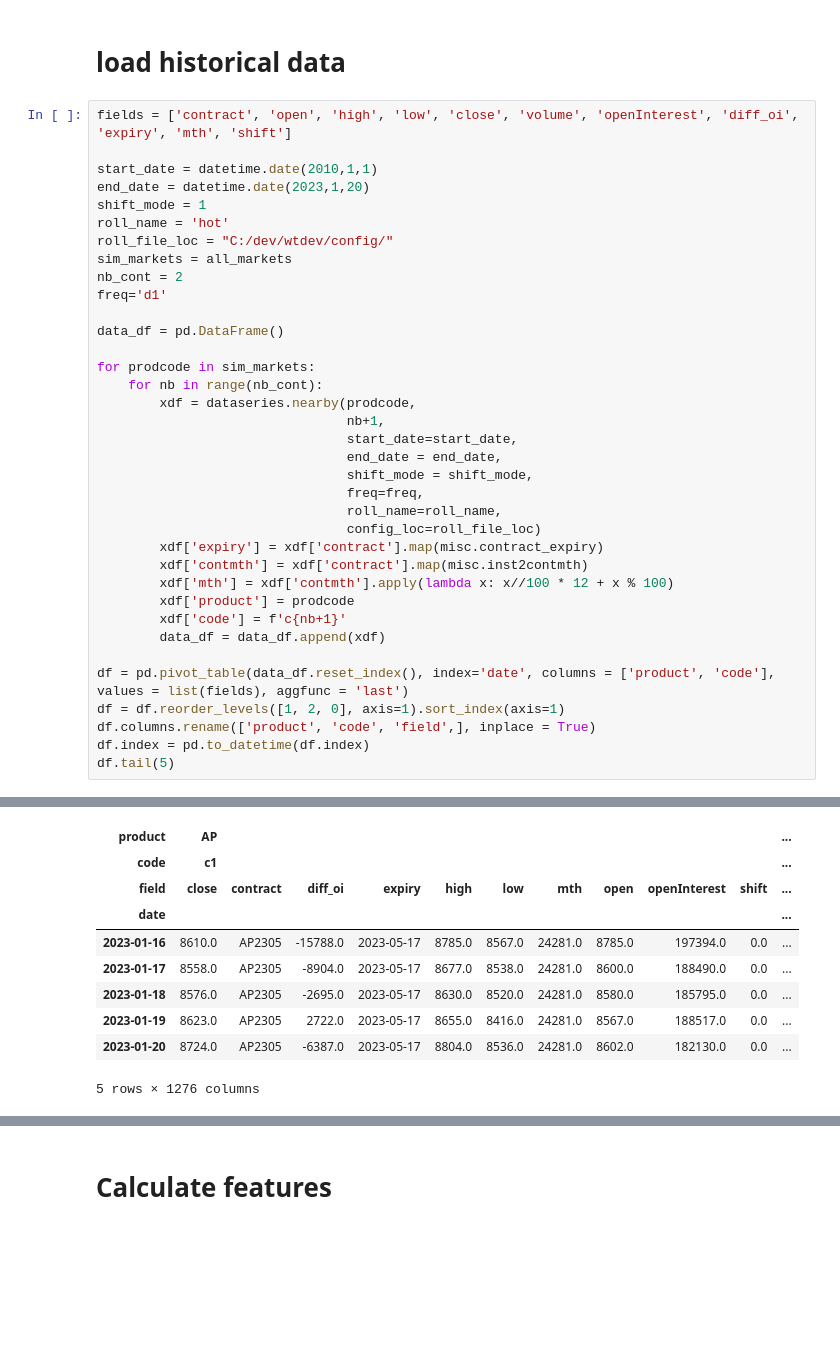
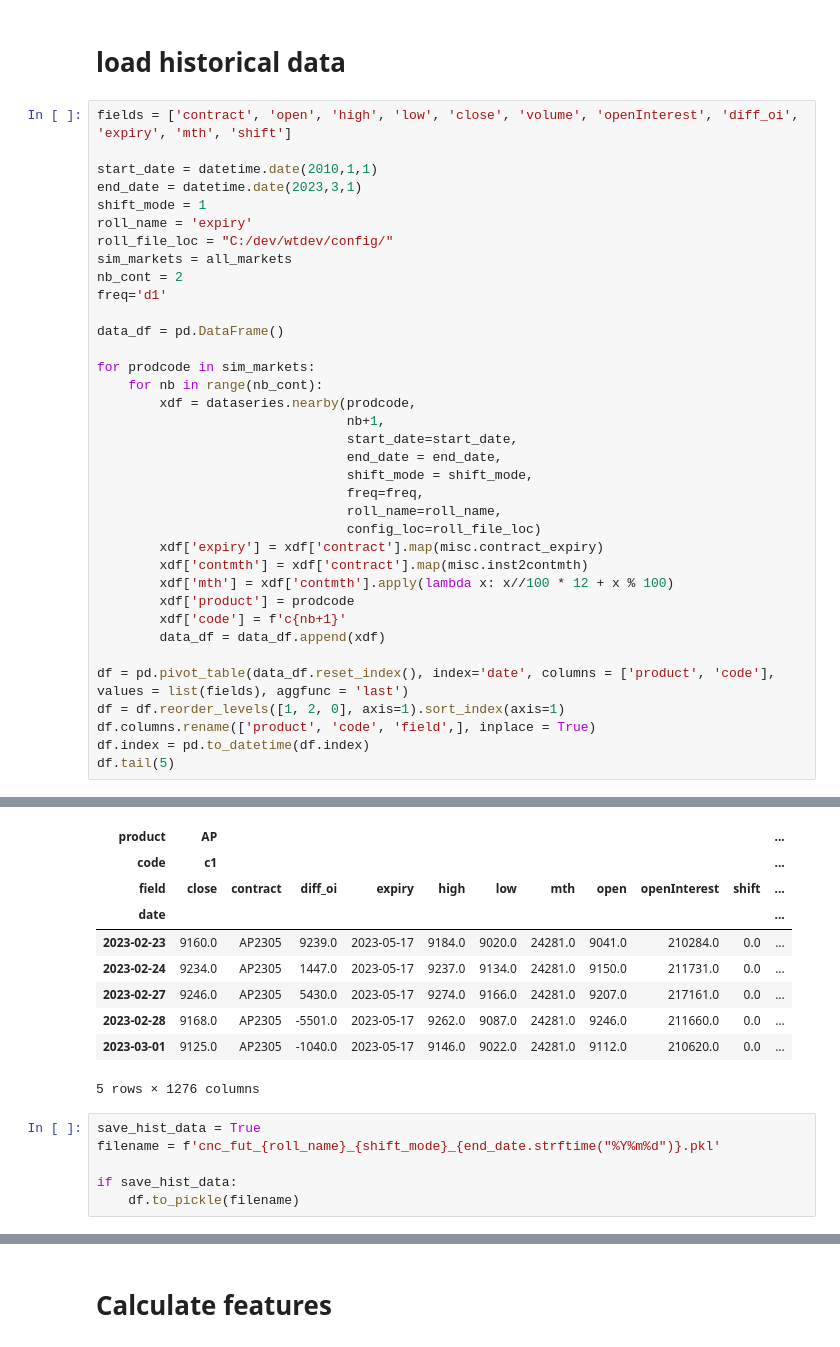
Before and after one commit to harvey1673/pyktrader3, a Jupyter notebook: bktest/factor signal analytics.ipynb, the cells around one changed output, grey strips where cells are left out. Cells and saved outputs as stored; diff of their text form; blank space fills up the shorter version.

```diff
--- a/bktest/factor signal analytics.ipynb
+++ b/bktest/factor signal analytics.ipynb
@@ -84,9 +84,9 @@ ll_keys = ['fullsample'] + ['%s:%s' % (sd.strftime('%Y-%b-%d'), ed.strftime('%Y-
 fields = ['contract', 'open', 'high', 'low', 'close', 'volume', 'openInterest', 'diff_oi', 'expiry', 'mth', 'shift']
 
 start_date = datetime.date(2010,1,1)
-end_date = datetime.date(2023,1,20)
+end_date = datetime.date(2023,3,1)
 shift_mode = 1
-roll_name = 'hot'
+roll_name = 'expiry'
 roll_file_loc = "C:/dev/wtdev/config/"
 sim_markets = all_markets
 nb_cont = 2
@@ -120,10 +124,16 @@ df.tail(5)
 | product | AP |  |  |  |  |  |  |  |  |  | ... |
 | code | c1 |  |  |  |  |  |  |  |  |  | ... |
 | field | close | contract | diff_oi | expiry | high | low | mth | open | openInterest | shift | ... |
 | date |  |  |  |  |  |  |  |  |  |  | ... |
-| 2023-01-16 | 8610.0 | AP2305 | -15788.0 | 2023-05-17 | 8785.0 | 8567.0 | 24281.0 | 8785.0 | 197394.0 | 0.0 | ... |
-| 2023-01-17 | 8558.0 | AP2305 | -8904.0 | 2023-05-17 | 8677.0 | 8538.0 | 24281.0 | 8600.0 | 188490.0 | 0.0 | ... |
-| 2023-01-18 | 8576.0 | AP2305 | -2695.0 | 2023-05-17 | 8630.0 | 8520.0 | 24281.0 | 8580.0 | 185795.0 | 0.0 | ... |
-| 2023-01-19 | 8623.0 | AP2305 | 2722.0 | 2023-05-17 | 8655.0 | 8416.0 | 24281.0 | 8567.0 | 188517.0 | 0.0 | ... |
-| 2023-01-20 | 8724.0 | AP2305 | -6387.0 | 2023-05-17 | 8804.0 | 8536.0 | 24281.0 | 8602.0 | 182130.0 | 0.0 | ... |
+| 2023-02-23 | 9160.0 | AP2305 | 9239.0 | 2023-05-17 | 9184.0 | 9020.0 | 24281.0 | 9041.0 | 210284.0 | 0.0 | ... |
+| 2023-02-24 | 9234.0 | AP2305 | 1447.0 | 2023-05-17 | 9237.0 | 9134.0 | 24281.0 | 9150.0 | 211731.0 | 0.0 | ... |
+| 2023-02-27 | 9246.0 | AP2305 | 5430.0 | 2023-05-17 | 9274.0 | 9166.0 | 24281.0 | 9207.0 | 217161.0 | 0.0 | ... |
+| 2023-02-28 | 9168.0 | AP2305 | -5501.0 | 2023-05-17 | 9262.0 | 9087.0 | 24281.0 | 9246.0 | 211660.0 | 0.0 | ... |
+| 2023-03-01 | 9125.0 | AP2305 | -1040.0 | 2023-05-17 | 9146.0 | 9022.0 | 24281.0 | 9112.0 | 210620.0 | 0.0 | ... |
-5 rows × 1276 columns
+5 rows × 1276 columns
+# %%
+save_hist_data = True
+filename = f'cnc_fut_{roll_name}_{shift_mode}_{end_date.strftime("%Y%m%d")}.pkl'
+
+if save_hist_data:
+    df.to_pickle(filename)
```
Also changed, not shown: parts of 22 cells of this notebook, 12 other files.
